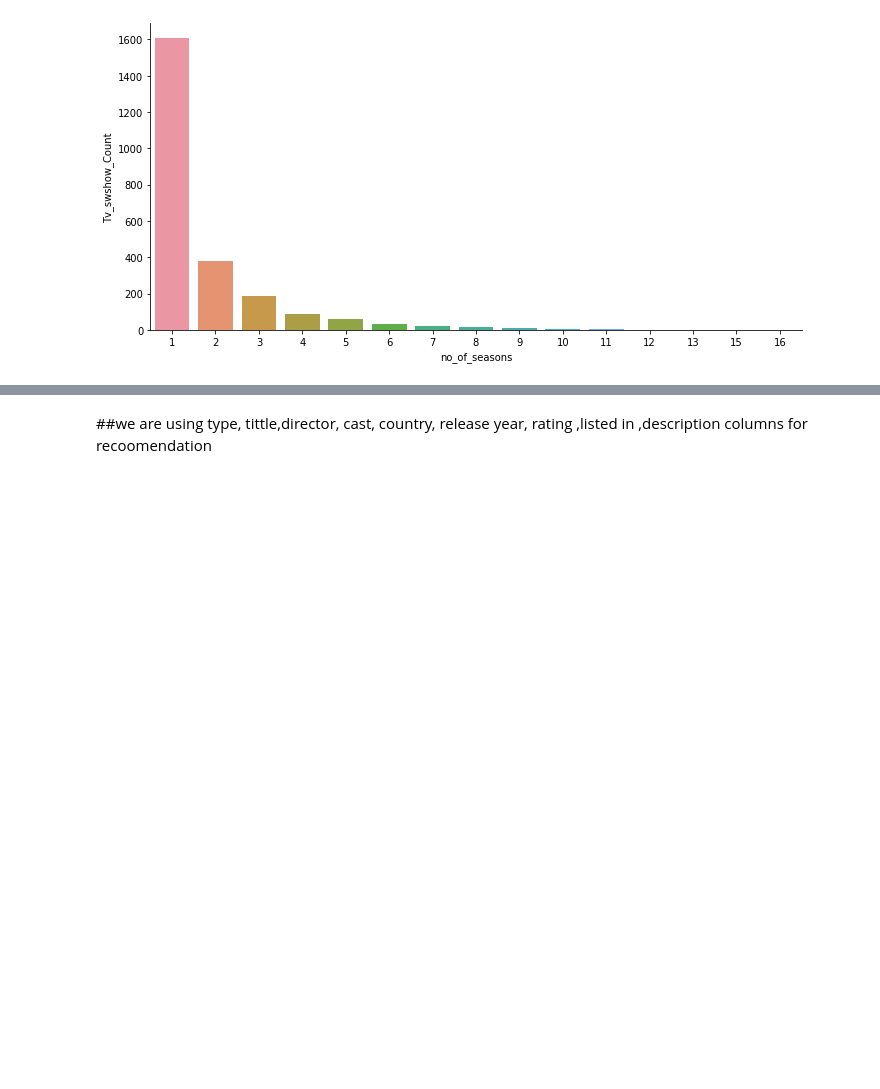
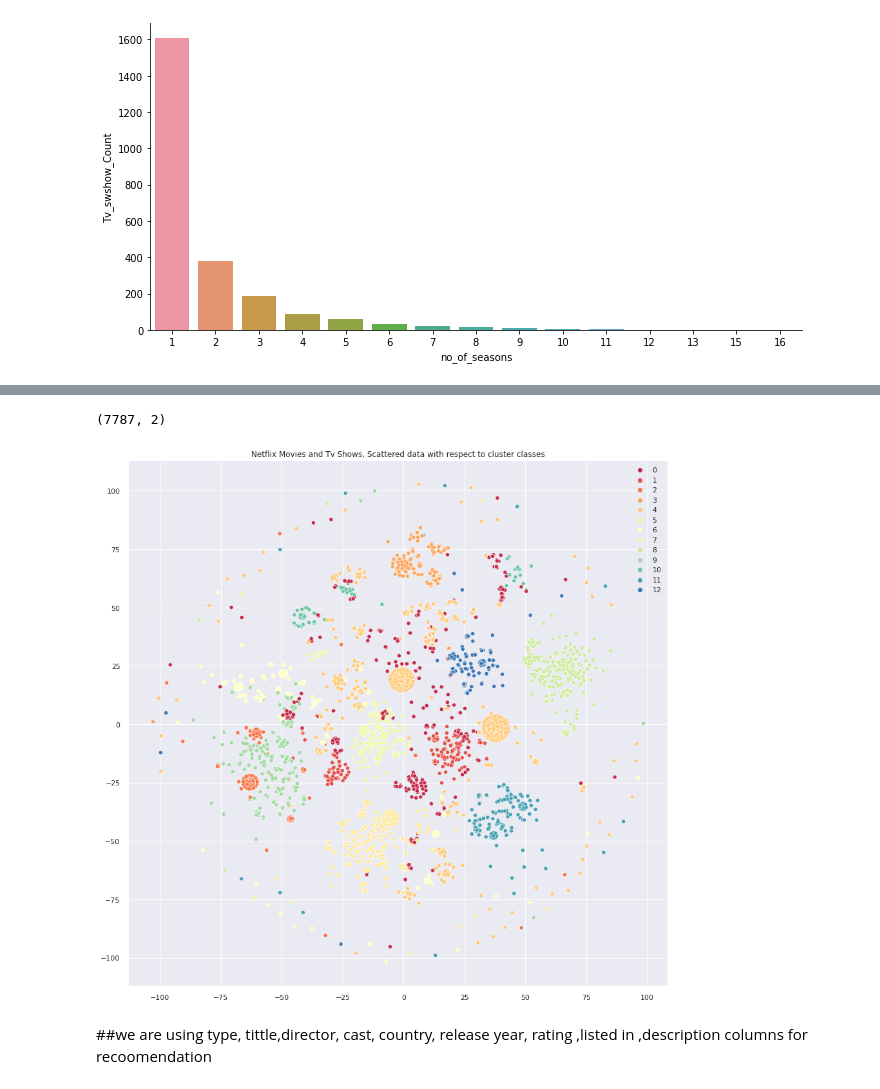
Before and after one commit to Rushikesh3005/NETFLIX-MOVIES-AND-TV-SHOWS-CLUSTERING, a Jupyter notebook: NETFLIX_MOVIES_AND_TV_SHOWS_CLUSTERING.ipynb, the cells around one changed output, grey strips where cells are left out. Drawn from its saved outputs; the diff is of its cells as text; code cells hidden in the pictures; blank space fills up the shorter version.

```diff
--- a/NETFLIX_MOVIES_AND_TV_SHOWS_CLUSTERING.ipynb
+++ b/NETFLIX_MOVIES_AND_TV_SHOWS_CLUSTERING.ipynb
@@ -453,0 +463,5 @@ sns.catplot(x="no_of_seasons", y="Tv_swshow_Count", kind='bar', data=Tv_show_dur
+# %%
+#creating dataframe of encoded features
+Cluster_df=pd.concat([clstr_df,country_df], axis=1, join='inner')
+Cluster_df=Cluster_df.drop(['country'],axis = 1)
+Cluster_df
@@ -453,0 +486,7 @@ sns.catplot(x="no_of_seasons", y="Tv_swshow_Count", kind='bar', data=Tv_show_dur
+# %%
+sse = []              #find out best k value between 1 to 15
+k_rng = range(1,15)
+for k in k_rng:
+    km = KMeans(n_clusters=k)
+    km.fit(Cluster_df)
+    sse.append(km.inertia_)
@@ -453,0 +527,5 @@ sns.catplot(x="no_of_seasons", y="Tv_swshow_Count", kind='bar', data=Tv_show_dur
+# %%
+#fitting data in k mean clustering algorith
+km = KMeans(n_clusters=13)
+y_predicted = km.fit_predict(Cluster_df)
+y_predicted
@@ -454,3 +572,24 @@ sns.catplot(x="no_of_seasons", y="Tv_swshow_Count", kind='bar', data=Tv_show_dur
+# %%
+from sklearn.manifold import TSNE
+
+x_embedded = TSNE(n_components=2).fit_transform(Cluster_df)
+
+x_embedded.shape
+# %% [output]
+(7787, 2)
+# %%
+# sns settings
+sns.set(rc={'figure.figsize':(15,15)})
+
+# colors
+palette = sns.color_palette("Spectral", len(set(y_predicted)))
+
+# plot
+sns.scatterplot(x_embedded[:,0], x_embedded[:,1], hue=y_predicted, legend='full', palette=palette)
+plt.title("Netflix Movies and Tv Shows, Scattered data with respect to cluster classes")
+plt.show()
+# %% [output]
+[figure, added]
 # %% [markdown]
 ##we are using type, tittle,director, cast, country, release year, rating ,listed in ,description columns for recoomendation
 # %%
```
Also changed, not shown: parts of 38 cells of this notebook.
